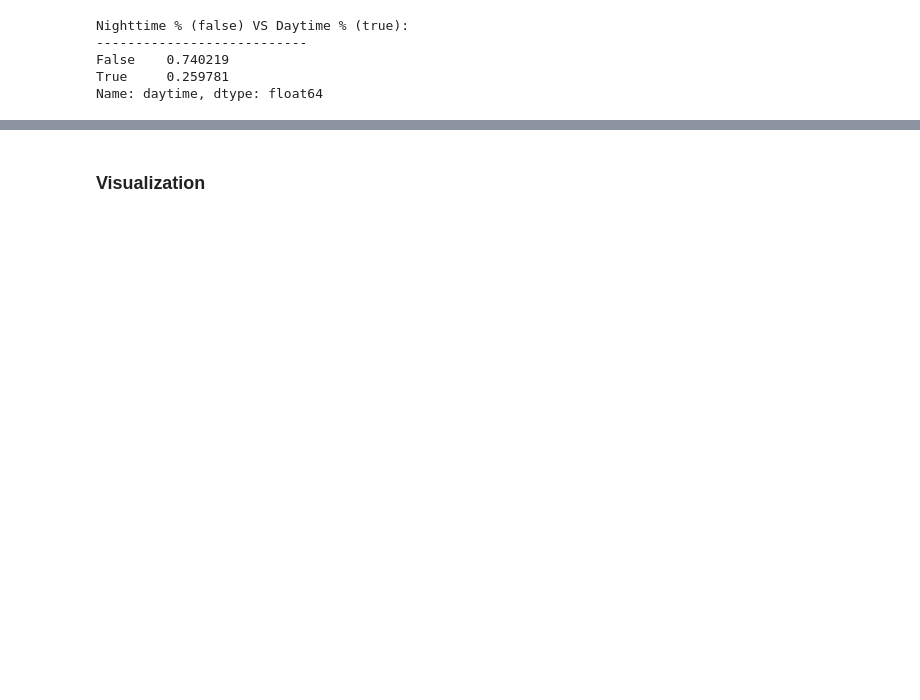
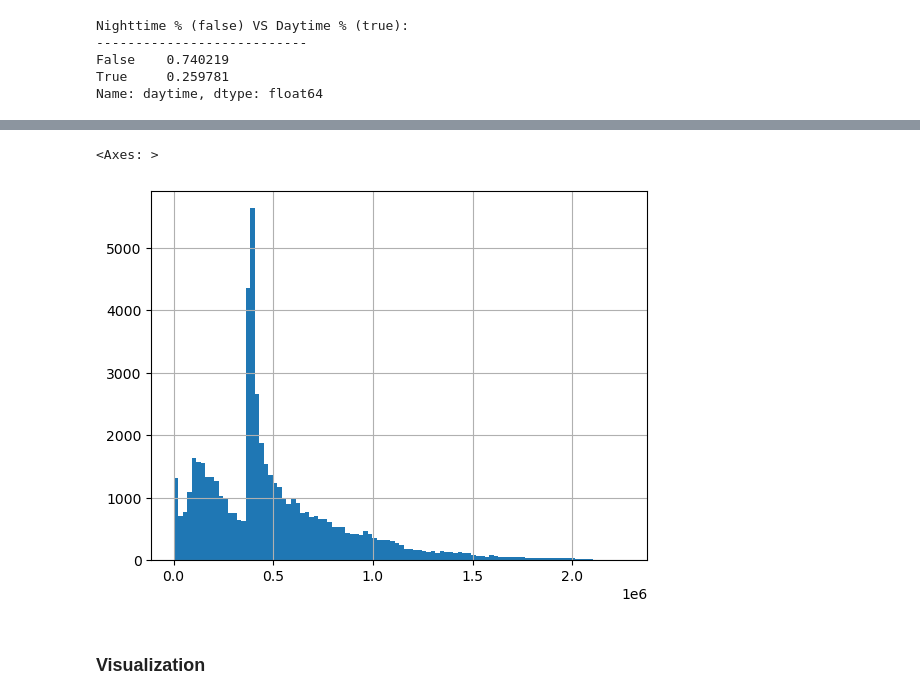
Before and after one commit to RRRan2333/ais_fishing_signal, a Jupyter notebook: main.ipynb, the cells around one changed output, grey strips where cells are left out. Drawn from its saved outputs; the diff is of its cells as text; code cells hidden in the pictures; blank space fills up the shorter version.

```diff
--- a/main.ipynb
+++ b/main.ipynb
@@ -248,3 +293,8 @@ Name: daytime, dtype: float64
+# %%
+df_main['gap_end_distance_from_shore_m'].hist(bins=100)
+# %% [output]
+<Axes: >
+[figure, added]
 # %% [markdown]
 ### Visualization
 # %%
```
Also changed, not shown: parts of 6 cells of this notebook, 6 other files.
